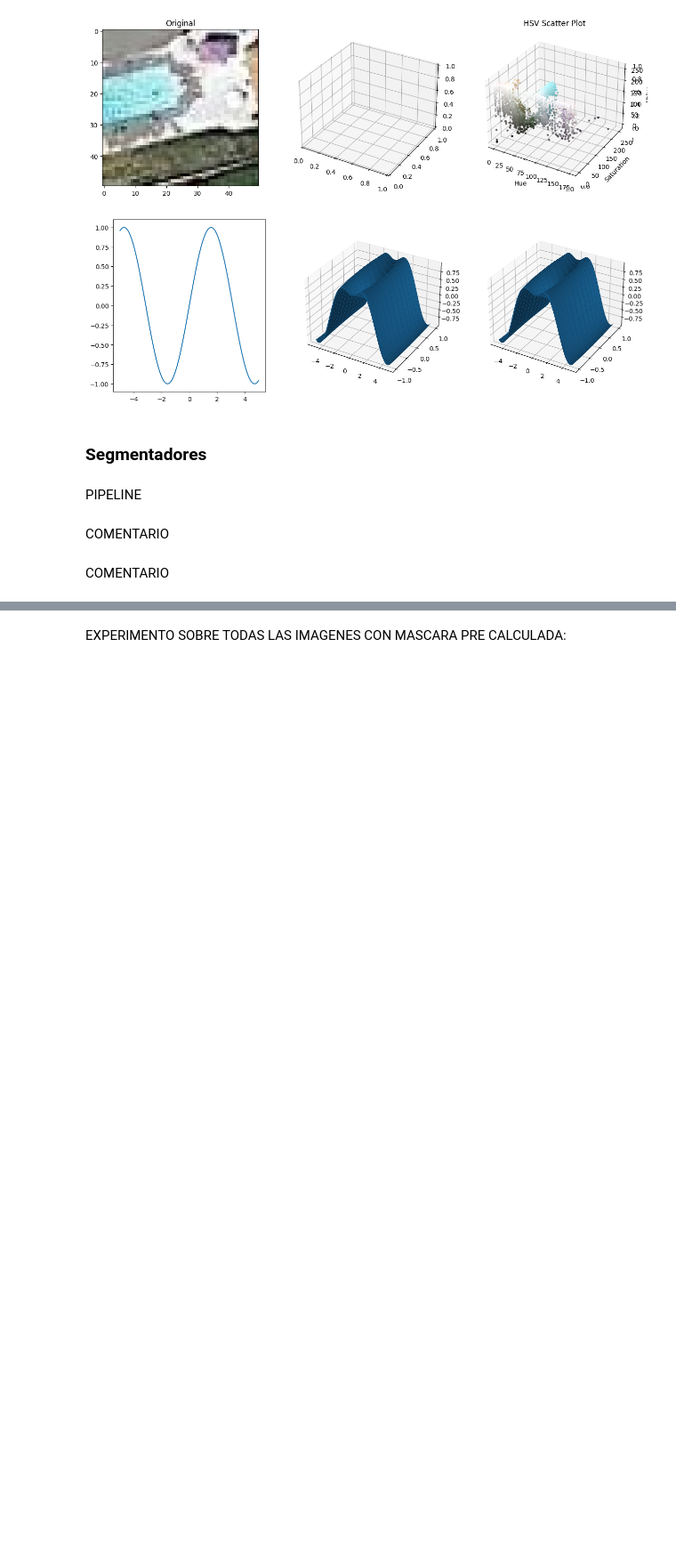
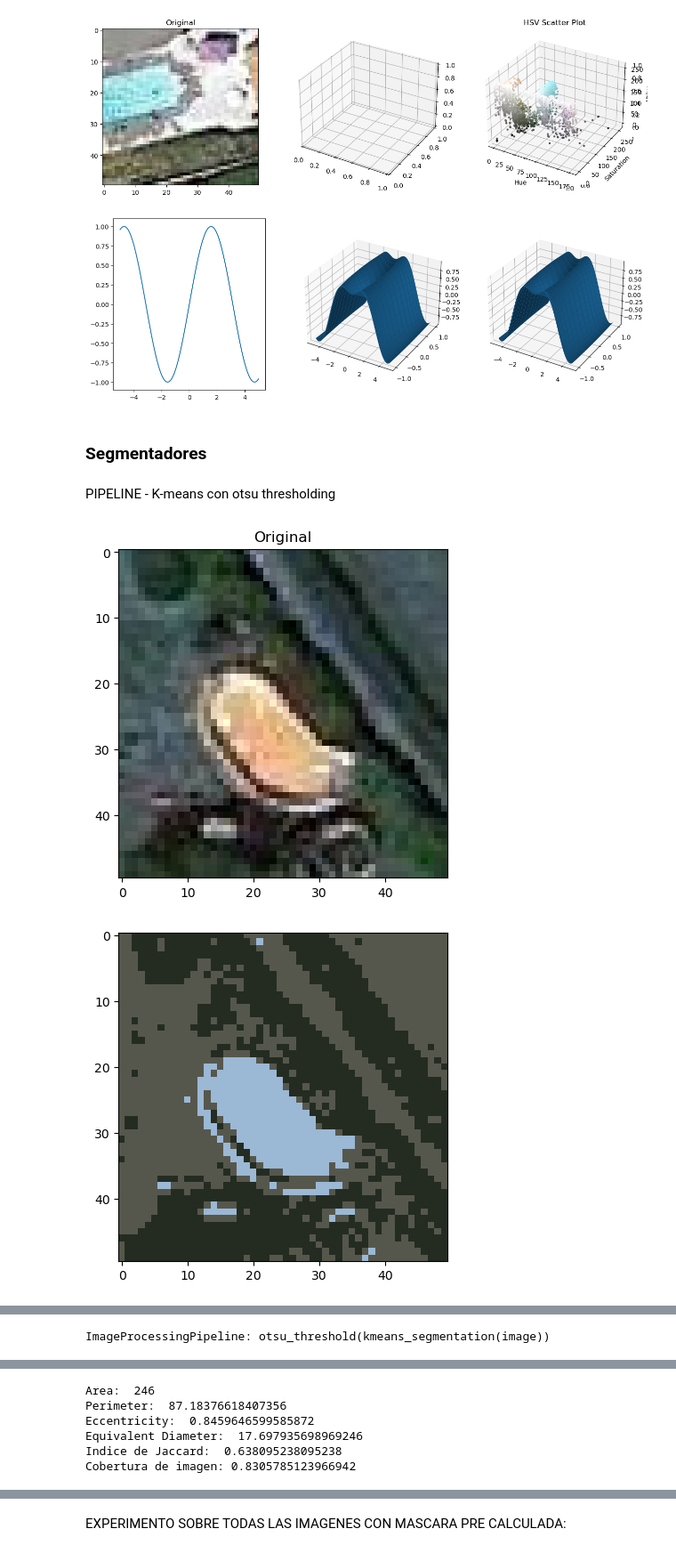
Before and after one commit to AlexisBaladon/Pool-Analyzer, a Jupyter notebook: notebooks/SEG.ipynb, the cells around one changed output, grey strips where cells are left out. Shown: that part at 89% size. Drawn from its saved outputs; the diff is of its cells as text; code cells hidden in the pictures; blank space fills up the shorter version.

```diff
--- a/notebooks/SEG.ipynb
+++ b/notebooks/SEG.ipynb
@@ -218,6 +234,24 @@ def display_image_mask(image, mask, title=None):
     axs[1].set_title("Processed")
     plt.axis('off')
     plt.show()
+
+def obtain_measured_mask(img_name, results_path, mask_shape):
+    '''
+    This function obtains the mask of the image with the given name from the results path
+    '''
+    with open(results_path, 'r') as results_csv:
+        reader_csv = csv.DictReader(results_csv)
+        for row in reader_csv:
+            if row['filename'] == img_name:
+                region_attr = eval(row["region_shape_attributes"])
+                mask_verts = list(zip(region_attr['all_points_x'], region_attr['all_points_y']))
+
+                mask = Image.new("RGB", mask_shape, "black")
+                mask_draw = ImageDraw.Draw(mask)
+                mask_draw.polygon(mask_verts, outline="white", fill="white")
+                mask = cv2.cvtColor(np.array(mask), cv2.COLOR_RGB2GRAY)
+
+                return mask
 # %% [markdown]
 ANALISIS ESPACIO COLOR
 # %% [markdown]
@@ -392,4 +357,0 @@ display_image_mask(image_rgb, binary)
-# %% [markdown]
-PIPELINE
-# %% [markdown]
-COMENTARIO
@@ -398,2 +358,23 @@ PIPELINE
-# %% [markdown]
-COMENTARIO
+# %% [markdown]
+PIPELINE - K-means con otsu thresholding
+# %%
+imag = cv2.imread(os.path.join(TRAIN_DIR, 'pools', 'img0.jpg'))
+image_rgb = cv2.cvtColor(imag, cv2.COLOR_BGR2RGB)
+gray = cv2.cvtColor(imag, cv2.COLOR_BGR2GRAY)
+
+
+pipe1 = pipeline()
+pipe1.add_operation(kmeans_segmentation)
+pipe1.add_operation(otsu_threshold)
+binary = pipe1.apply(imag, True)
+display_image_mask(imag, binary, title=pipe1)
+print_metrics(binary)
+
+results_path = os.path.join('..', 'results', 'pool_annotation_train_img-0-30.csv')
+mask = obtain_measured_mask('img0.jpg', results_path, gray.shape)
+
+print('Indice de Jaccard: ', jaccard_index(mask, binary))
+print('Cobertura de imagen:', image_matching(binary, mask))
+# %% [output]
+[figure, added]
+[figure, added]
@@ -399,0 +382 @@ COMENTARIO
+ImageProcessingPipeline: otsu_threshold(kmeans_segmentation(image))
@@ -399,0 +384,6 @@ COMENTARIO
+Area:  246
+Perimeter:  87.18376618407356
+Eccentricity:  0.8459646599585872
+Equivalent Diameter:  17.697935698969246
+Indice de Jaccard:  0.638095238095238
+Cobertura de imagen: 0.8305785123966942
```
Also changed, not shown: parts of 20 cells of this notebook.
